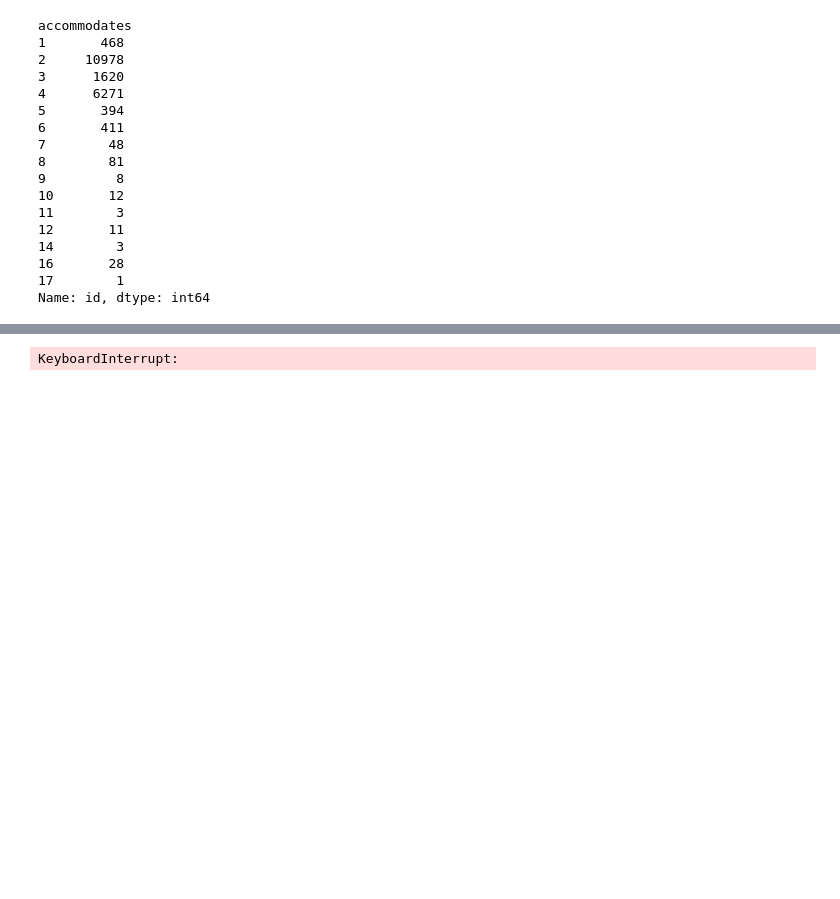
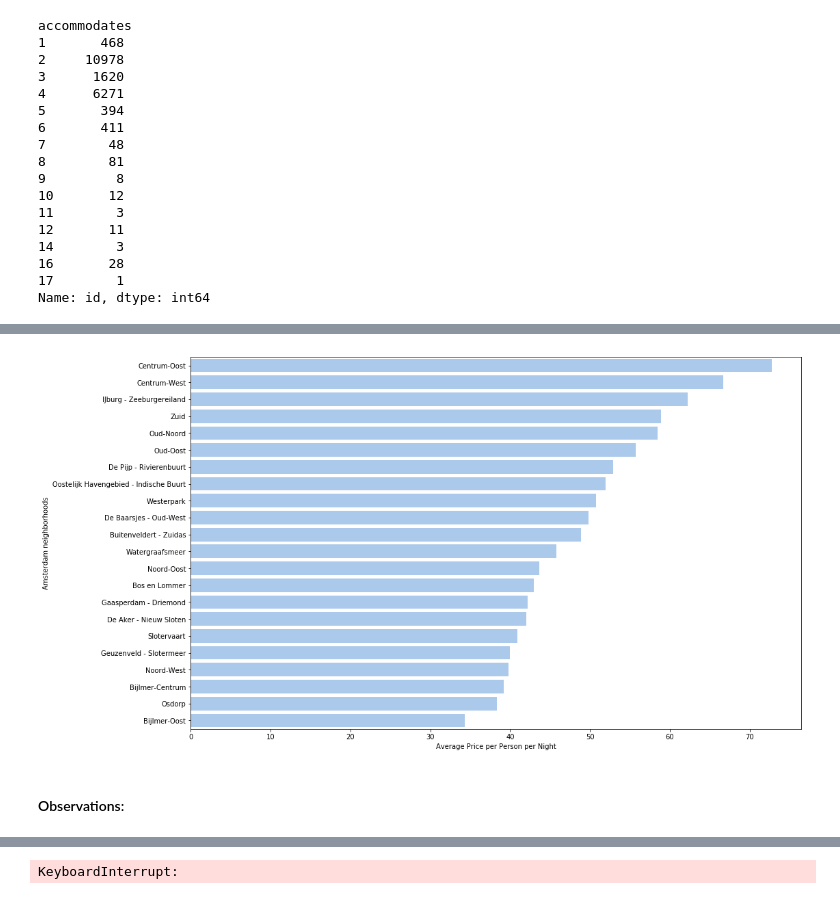
Before and after one commit to lukazaplotnik/Airbnb-Data-Analysis, a Jupyter notebook: Airbnb Prices in Amsterdam.ipynb, the cells around one changed output, grey strips where cells are left out. Drawn from its saved outputs; the diff is of its cells as text; code cells hidden in the pictures; blank space fills up the shorter version.

```diff
--- a/Airbnb Prices in Amsterdam.ipynb
+++ b/Airbnb Prices in Amsterdam.ipynb
@@ -308,0 +269,7 @@ sns.barplot(y = 'neighbourhood_cleansed',x ='price_per',data = grouped_data[grou
+# %%
+#Average prices for different neighborhoods, private rooms only
+private_avg = price_neighborhood(listings, {'room_type': 'Private room'});
+# %% [output]
+[figure, added]
+# %% [markdown]
+#### Observations:
```
Also changed, not shown: parts of 33 cells of this notebook.
